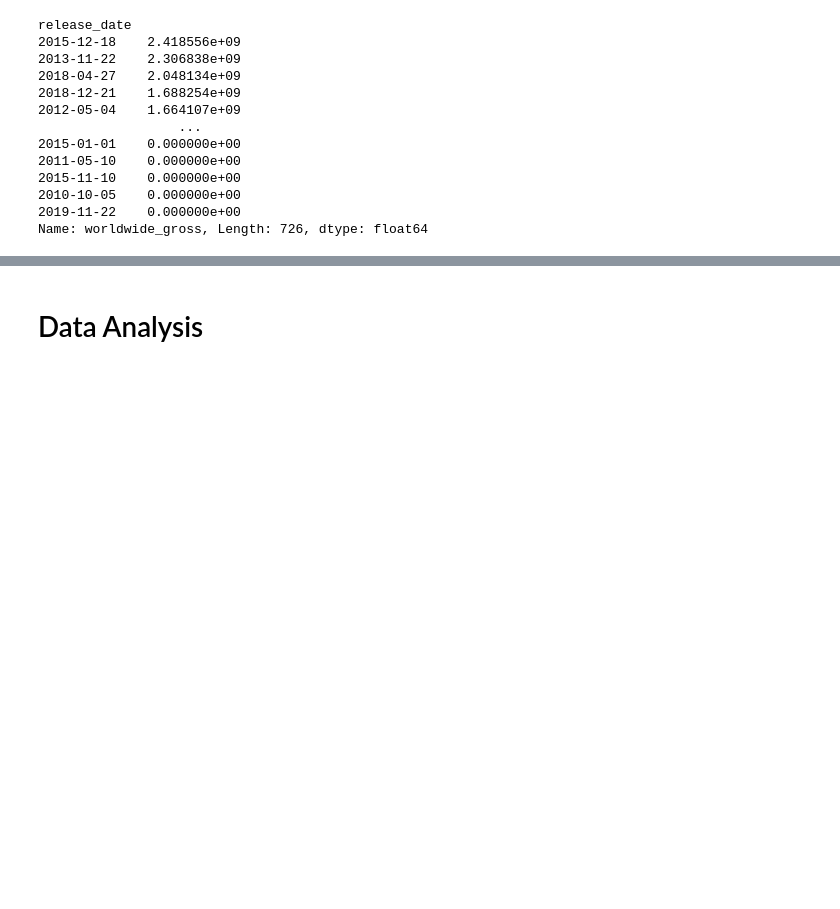
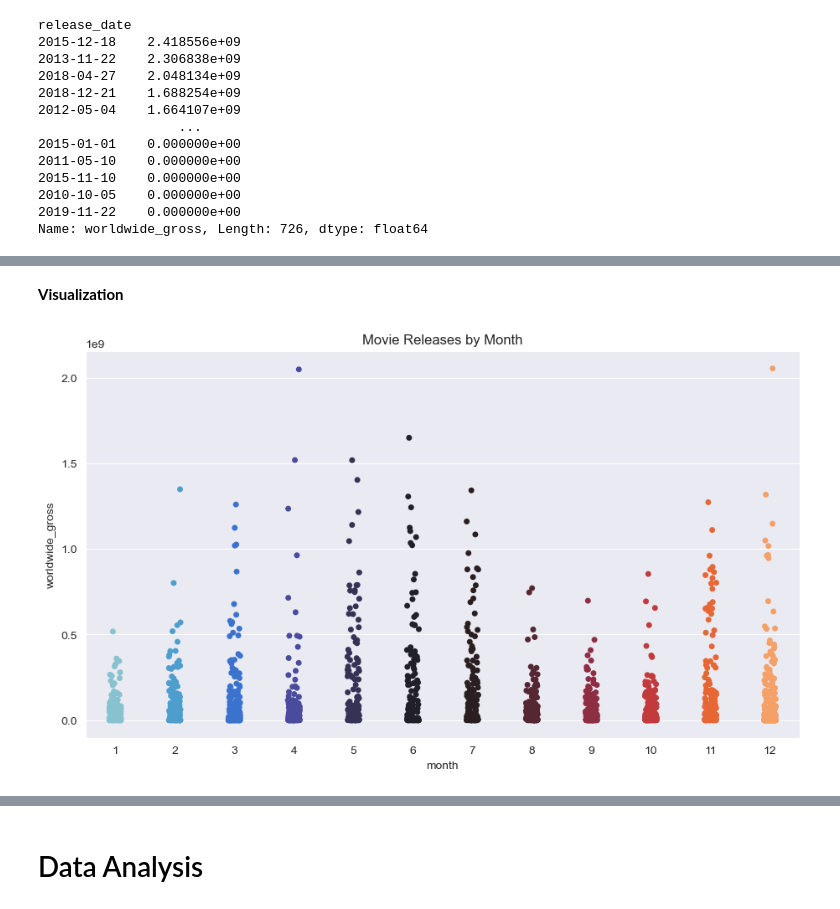
Before and after one commit to KImondorose/Film-Industry-Exploration, a Jupyter notebook: index.ipynb, the cells around one changed output, grey strips where cells are left out. Cells and saved outputs as stored; diff of their text form; code cells hidden in the pictures; blank space fills up the shorter version.

```diff
--- a/index.ipynb
+++ b/index.ipynb
@@ -938,0 +955,6 @@ Name: worldwide_gross, Length: 726, dtype: float64
+# %%
+# Create column indicating day of the week of release
+movie_releases['day'] = movie_releases['release_date'].dt.day_name()
+# %%
+# Create column indicating month of release
+movie_releases['month'] = movie_releases['release_date'].dt.month
@@ -938,0 +980,13 @@ Name: worldwide_gross, Length: 726, dtype: float64
+# %% [markdown]
+**Visualization**
+# %%
+# Plot to see the movies that were released at different months- Worldwide Gross
+
+f, ax = plt.subplots(figsize = (11, 6))
+movies = sns.stripplot(data = movie_releases,
+                   x = "month",
+                   y = "worldwide_gross",
+                    palette = 'icefire')
+movies.set_title('Movie Releases by Month- Worldwide Gross');
+# %% [output]
+[figure, added]
```
Also changed, not shown: parts of 16 cells of this notebook.
